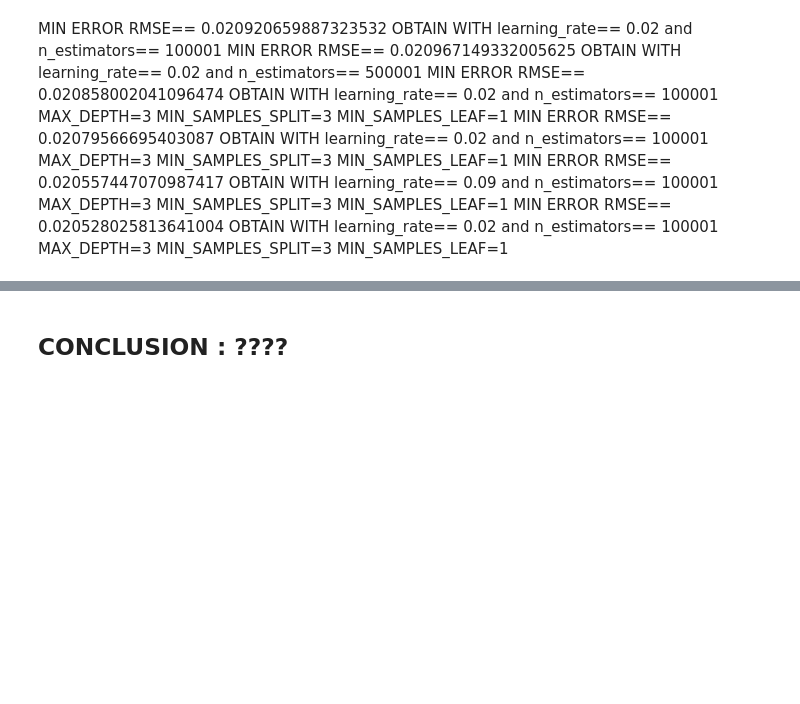
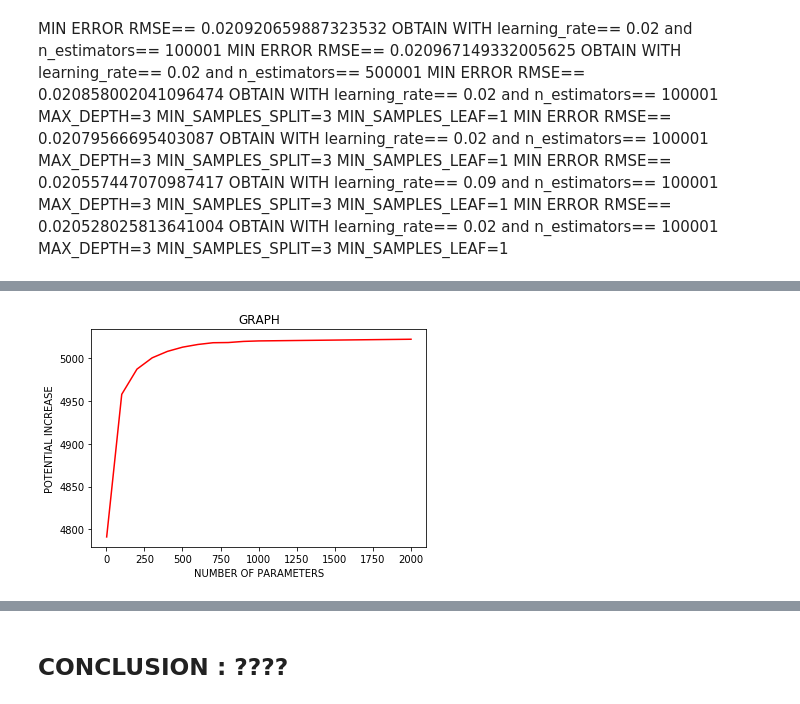
Before and after one commit to Panongbene/PROHACK_MCKINSEY_COMPANY, a Jupyter notebook: PROHACK_MCKINSEY.ipynb, the cells around one changed output, grey strips where cells are left out. Saved outputs shown, nothing was run; the diff lists cells and outputs as text; code cells hidden in the pictures; blank space fills up the shorter version.

```diff
--- a/PROHACK_MCKINSEY.ipynb
+++ b/PROHACK_MCKINSEY.ipynb
@@ -428,0 +1684,11 @@ percentage_inf_0_7== 0.1
+# %%
+#BUILD THE GRAPH
+X=np.array(parameter_BaggingRegressor)
+Y=np.array(potential_increase_BaggingRegressor)
+plt.plot(X, Y, 'r')
+plt.xlabel('NUMBER OF PARAMETERS')
+plt.ylabel('POTENTIAL INCREASE')
+plt.title('GRAPH')
+plt.show()
+# %% [output]
+[figure, added]
```
Also changed, not shown: parts of 83 cells of this notebook.
